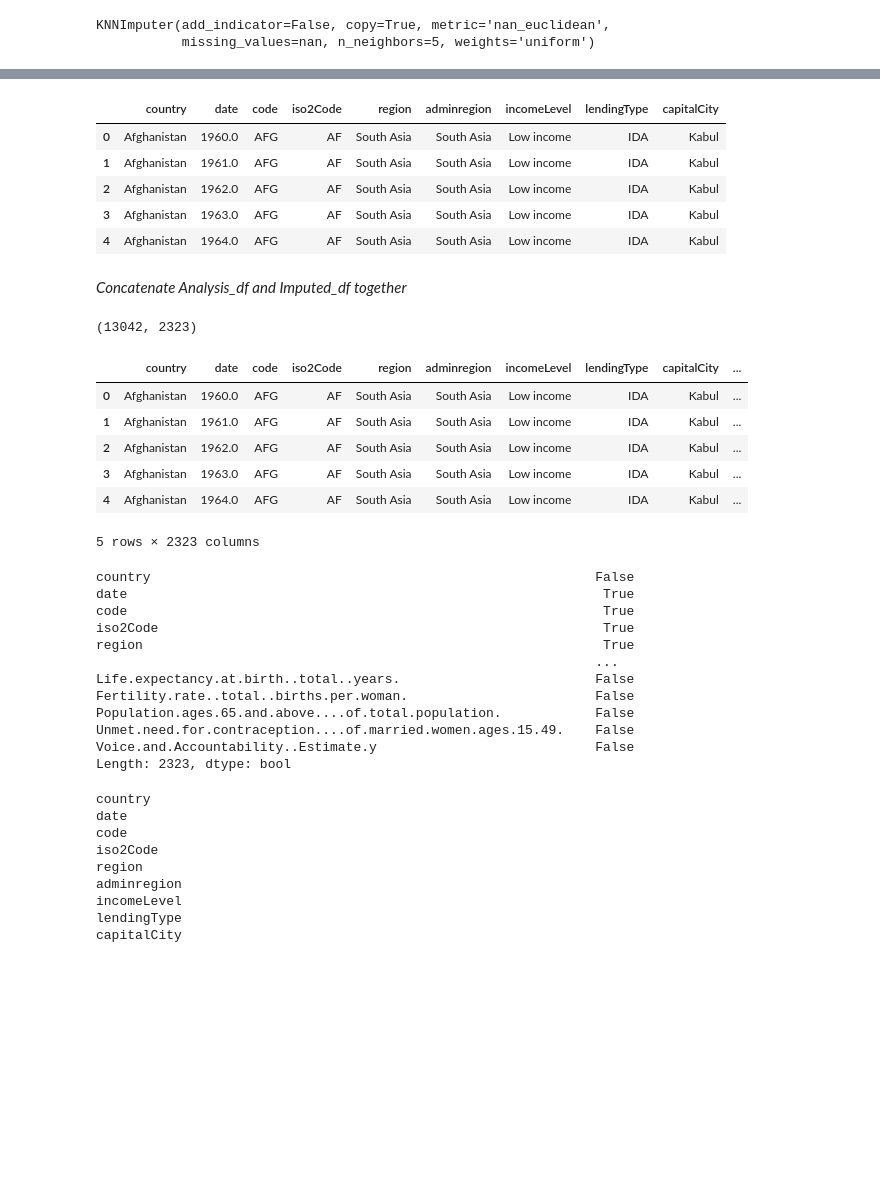
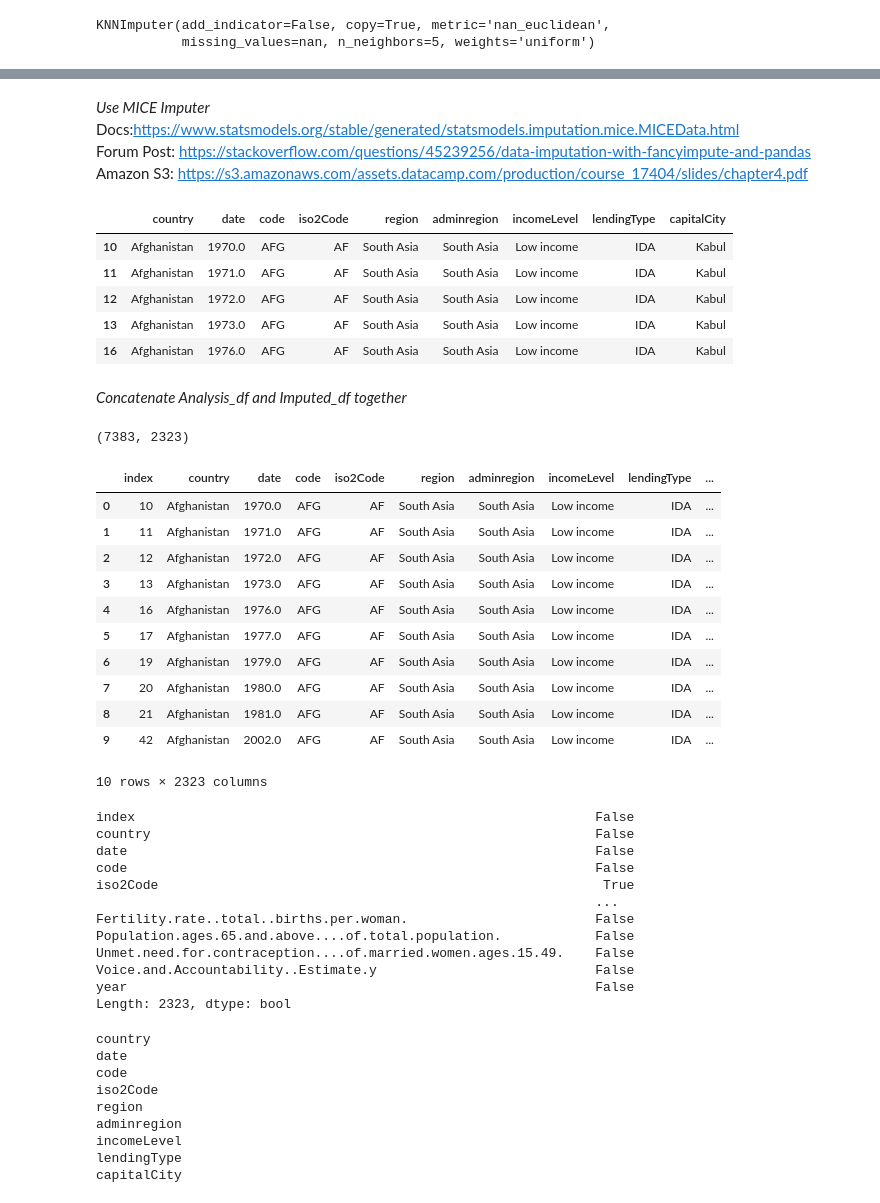
Before and after one commit to jake-w-schneider/SYPA, a Jupyter notebook: 1_Scripts/Harvard_SYPA/3A_EDA_Python.ipynb, the cells around one changed output, grey strips where cells are left out. Cells and saved outputs as stored; diff of their text form; code cells hidden in the pictures; blank space fills up the shorter version.

```diff
--- a/1_Scripts/Harvard_SYPA/3A_EDA_Python.ipynb
+++ b/1_Scripts/Harvard_SYPA/3A_EDA_Python.ipynb
@@ -195,0 +173,8 @@ Index(['longitude', 'latitude',
+# %%
+# Drop Observations without FDI Data
+
+analysis_df = analysis_df[analysis_df['Foreign direct investment, net inflows (% of GDP)'].notna()]
+analysis_df2 = analysis_df.loc[:, 'country':'capitalCity']
+print(analysis_df.shape)
+print(analysis_df2.shape)
+analysis_df.head()
@@ -195,0 +205,11 @@ Index(['longitude', 'latitude',
+# %%
+# Create column_names
+
+column_names1 = analysis_df.loc[:,'longitude':'Electricity production from coal sources (% of total)'].columns
+#print(column_names1[0:5])
+column_names2 = analysis_df.loc[:,'Electricity production from natural gas sources (% of total)':'Dealing.with.construction.permits..Liability.and.insurance.regimes.index..0.2...DB16.20.methodology.'].columns
+column_names3 = analysis_df.loc[:, 'Dealing.with.construction.permits..Building.quality.control.index..0.15...DB16.20.methodology....Score':'Population.density..people.per.sq..km.of.land.area.'].columns
+column_names4 = analysis_df.loc[:, 'Terrestrial.and.marine.protected.areas....of.total.territorial.area.':].columns
+# %%
+column_names = list(column_names1) + list(column_names2) + list(column_names3) + list(column_names4)
+column_names[2308:2312]
@@ -245,0 +306,5 @@ imputed_df.head()
+# %% [markdown]
+*Use MICE Imputer* <br>
+Docs:https://www.statsmodels.org/stable/generated/statsmodels.imputation.mice.MICEData.html <br>
+Forum Post: https://stackoverflow.com/questions/45239256/data-imputation-with-fancyimpute-and-pandas <br>
+Amazon S3: https://s3.amazonaws.com/assets.datacamp.com/production/course_17404/slides/chapter4.pdf
@@ -246,57 +335,61 @@ imputed_df.head()
 # %%
 # View analysis_df
 
-analysis_df2 = analysis_df.loc[:, 'country':'capitalCity']
+#analysis_df2 = analysis_df.loc[:, 'country':'capitalCity']
 analysis_df2.head()
 # %% [output]
 |  | country | date | code | iso2Code | region | adminregion | incomeLevel | lendingType | capitalCity |
-| 0 | Afghanistan | 1960.0 | AFG | AF | South Asia | South Asia | Low income | IDA | Kabul |
-| 1 | Afghanistan | 1961.0 | AFG | AF | South Asia | South Asia | Low income | IDA | Kabul |
-| 2 | Afghanistan | 1962.0 | AFG | AF | South Asia | South Asia | Low income | IDA | Kabul |
-| 3 | Afghanistan | 1963.0 | AFG | AF | South Asia | South Asia | Low income | IDA | Kabul |
-| 4 | Afghanistan | 1964.0 | AFG | AF | South Asia | South Asia | Low income | IDA | Kabul |
+| 10 | Afghanistan | 1970.0 | AFG | AF | South Asia | South Asia | Low income | IDA | Kabul |
+| 11 | Afghanistan | 1971.0 | AFG | AF | South Asia | South Asia | Low income | IDA | Kabul |
+| 12 | Afghanistan | 1972.0 | AFG | AF | South Asia | South Asia | Low income | IDA | Kabul |
+| 13 | Afghanistan | 1973.0 | AFG | AF | South Asia | South Asia | Low income | IDA | Kabul |
+| 16 | Afghanistan | 1976.0 | AFG | AF | South Asia | South Asia | Low income | IDA | Kabul |
 # %% [markdown]
 *Concatenate Analysis_df and Imputed_df together*
 # %%
 # Concat dataframes together
 
-final_df = pd.concat([analysis_df2, imputed_df], axis = 1) #.reindex(analysis_df2.index)
+final_df = pd.concat([analysis_df2.reset_index(), imputed_df.reset_index()], axis = 1) #.reindex(analysis_df2.index)
 #final_df = pd.merge(analysis_df2, imputed_df, on = ['longitude','latitude'])
 # %%
 # View the dimensions of final_df
 
 final_df.shape
 # %% [output]
-(13042, 2323)
+(7383, 2323)
 # %%
 # View final_df
-
-final_df.head()
+final_df.head(10)
 # %% [output]
-|  | country | date | code | iso2Code | region | adminregion | incomeLevel | lendingType | capitalCity | ... |
-| 0 | Afghanistan | 1960.0 | AFG | AF | South Asia | South Asia | Low income | IDA | Kabul | ... |
-| 1 | Afghanistan | 1961.0 | AFG | AF | South Asia | South Asia | Low income | IDA | Kabul | ... |
-| 2 | Afghanistan | 1962.0 | AFG | AF | South Asia | South Asia | Low income | IDA | Kabul | ... |
-| 3 | Afghanistan | 1963.0 | AFG | AF | South Asia | South Asia | Low income | IDA | Kabul | ... |
-| 4 | Afghanistan | 1964.0 | AFG | AF | South Asia | South Asia | Low income | IDA | Kabul | ... |
+|  | index | country | date | code | iso2Code | region | adminregion | incomeLevel | lendingType | ... |
+| 0 | 10 | Afghanistan | 1970.0 | AFG | AF | South Asia | South Asia | Low income | IDA | ... |
+| 1 | 11 | Afghanistan | 1971.0 | AFG | AF | South Asia | South Asia | Low income | IDA | ... |
+| 2 | 12 | Afghanistan | 1972.0 | AFG | AF | South Asia | South Asia | Low income | IDA | ... |
+| 3 | 13 | Afghanistan | 1973.0 | AFG | AF | South Asia | South Asia | Low income | IDA | ... |
+| 4 | 16 | Afghanistan | 1976.0 | AFG | AF | South Asia | South Asia | Low income | IDA | ... |
+| 5 | 17 | Afghanistan | 1977.0 | AFG | AF | South Asia | South Asia | Low income | IDA | ... |
+| 6 | 19 | Afghanistan | 1979.0 | AFG | AF | South Asia | South Asia | Low income | IDA | ... |
+| 7 | 20 | Afghanistan | 1980.0 | AFG | AF | South Asia | South Asia | Low income | IDA | ... |
+| 8 | 21 | Afghanistan | 1981.0 | AFG | AF | South Asia | South Asia | Low income | IDA | ... |
+| 9 | 42 | Afghanistan | 2002.0 | AFG | AF | South Asia | South Asia | Low income | IDA | ... |
-5 rows × 2323 columns
+10 rows × 2323 columns
 # %%
 # Check if there are any missing values
 # Still are some missing values
 
 final_df.isnull().any()
 # %% [output]
+index                                                           False
 country                                                         False
-date                                                             True
-code                                                             True
+date                                                            False
+code                                                            False
 iso2Code                                                         True
-region                                                           True
                                                                 ...
-Life.expectancy.at.birth..total..years.                         False
 Fertility.rate..total..births.per.woman.                        False
 Population.ages.65.and.above....of.total.population.            False
 Unmet.need.for.contraception....of.married.women.ages.15.49.    False
 Voice.and.Accountability..Estimate.y                            False
+year                                                            False
 Length: 2323, dtype: bool
 # %%
 #Find nan_rows
```
Also changed, not shown: parts of 35 cells of this notebook, 44 other files.
